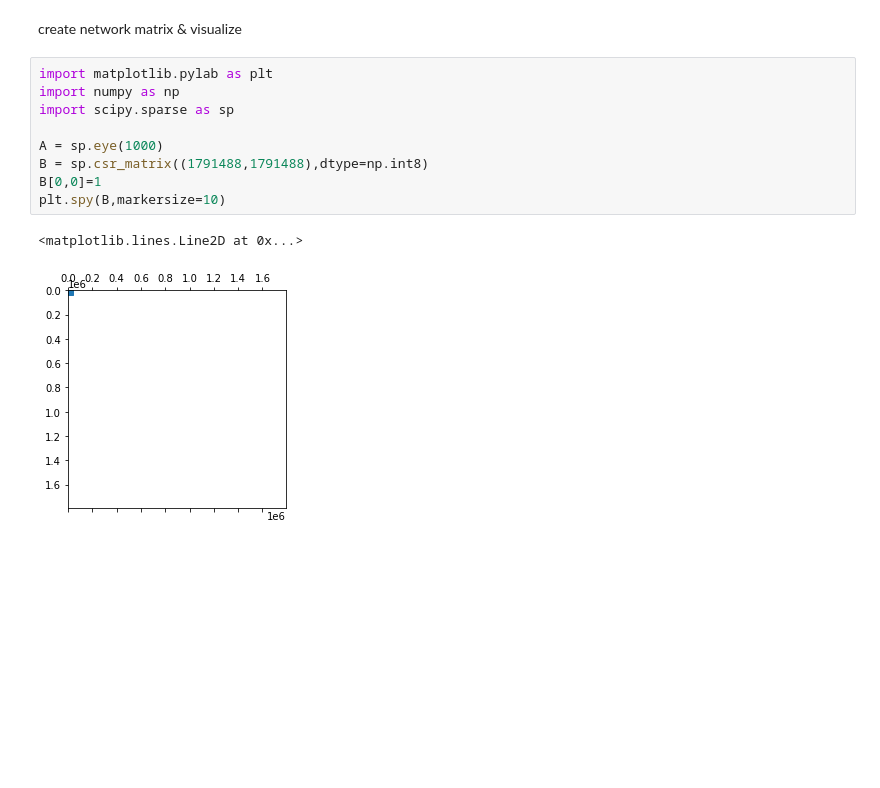
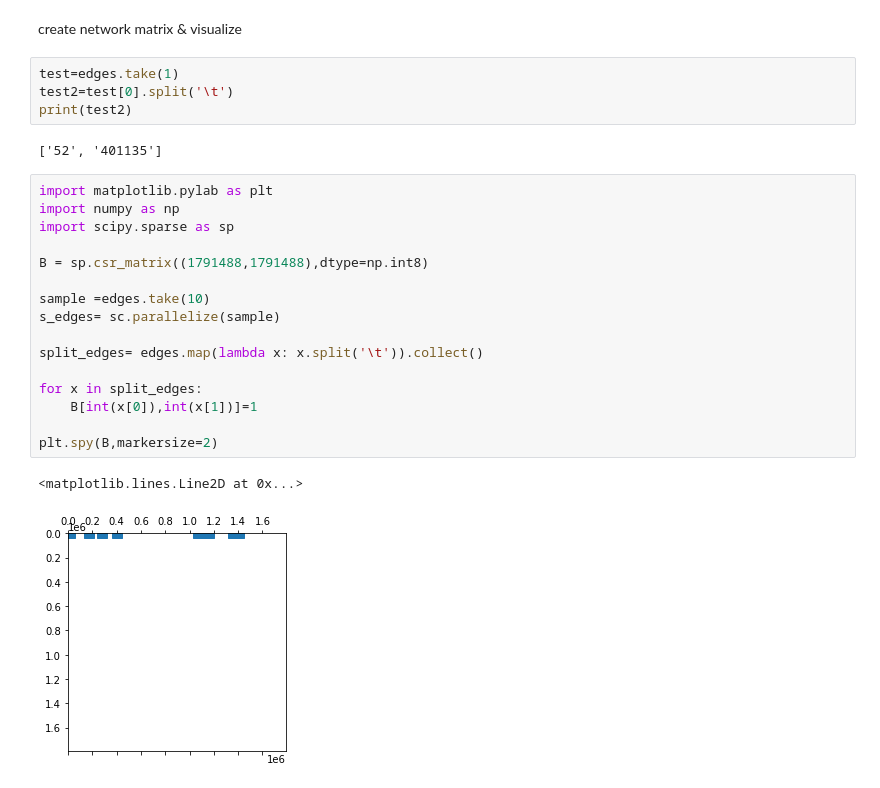
Before and after one commit to tijsvandenheuvel/wiki_hyperlink_network, a Jupyter notebook: wiki-network.ipynb, the cells around one changed output. Cells and saved outputs as stored; diff of their text form; blank space fills up the shorter version.

Commit message:
visualize sparse matrix

```diff
--- a/wiki-network.ipynb
+++ b/wiki-network.ipynb
@@ -116,15 +116,28 @@ print(names.take(10))
 ['0 Chiasmal syndrome', '1 Kleroterion', '2 Pinakion', '3 LyndonHochschildSerre spectral sequence', "4 Zariski's main theorem", '5 FultonHansen connectedness theorem', "6 Cayley's ruled cubic surface" ...
 # %% [markdown]
 create network matrix & visualize
+# %%
+test=edges.take(1)
+test2=test[0].split('\t')
+print(test2)
+# %% [output]
+['52', '401135']
 # %%
 import matplotlib.pylab as plt
 import numpy as np
 import scipy.sparse as sp
 
-A = sp.eye(1000)
 B = sp.csr_matrix((1791488,1791488),dtype=np.int8)
-B[0,0]=1
-plt.spy(B,markersize=10)
+
+sample =edges.take(10)
+s_edges= sc.parallelize(sample)
+
+split_edges= edges.map(lambda x: x.split('\t')).collect()
+
+for x in split_edges:
+    B[int(x[0]),int(x[1])]=1
+
+plt.spy(B,markersize=2)
 # %% [output]
 <matplotlib.lines.Line2D at 0x...>
-[figure, old version]
+[figure, new version]
```
